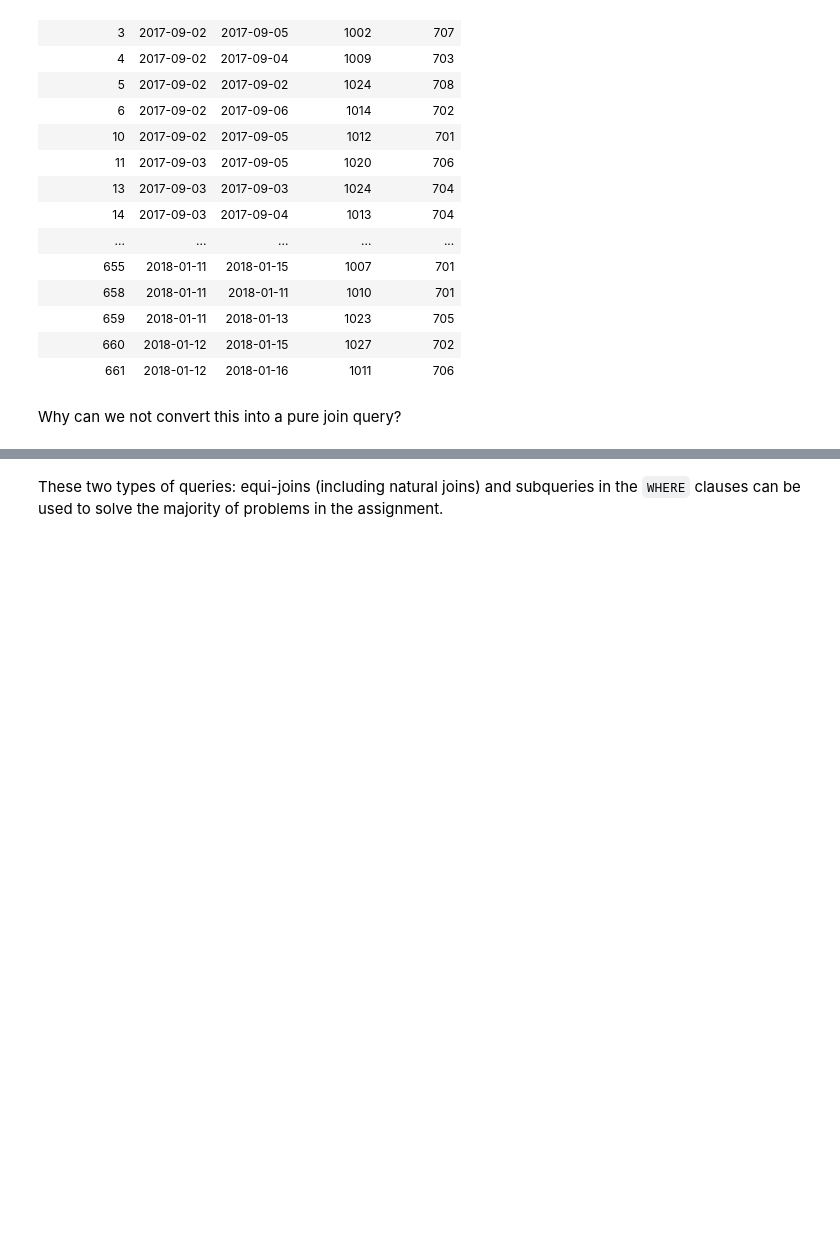
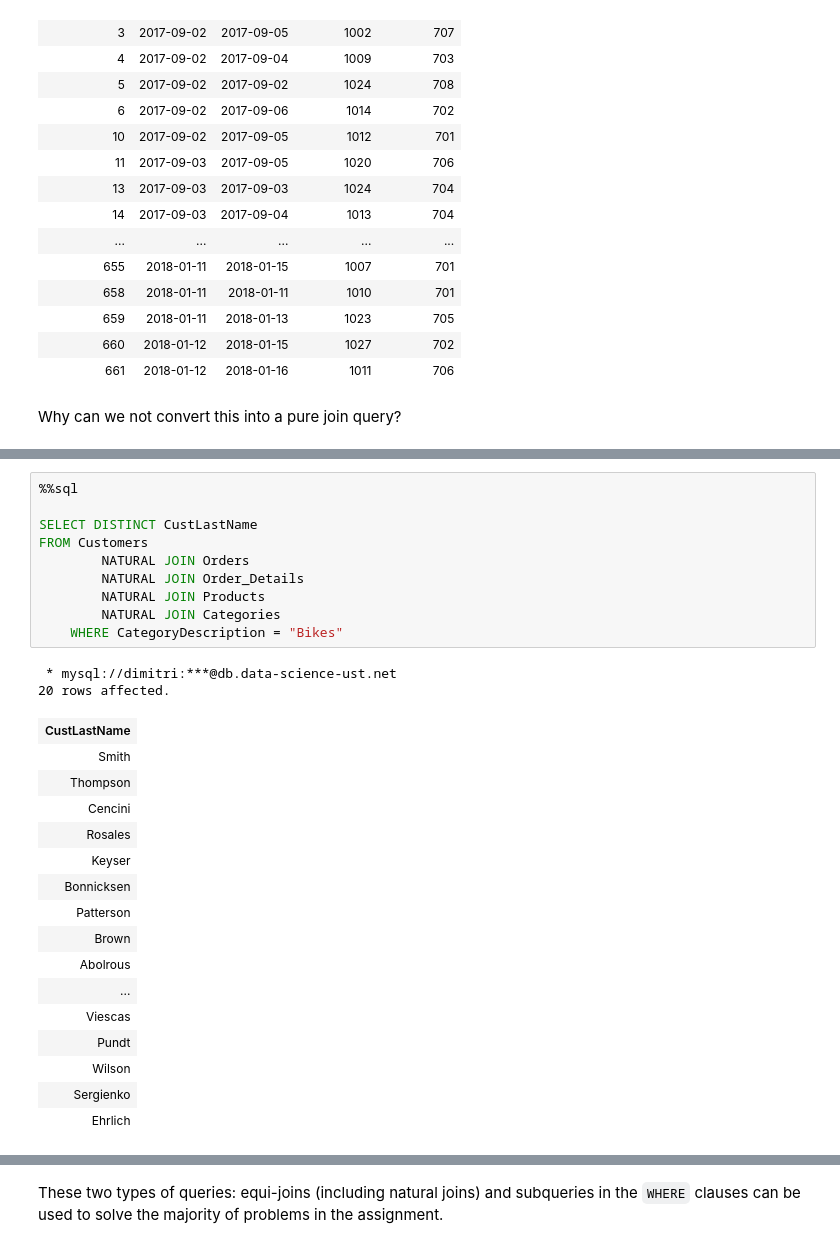
Before and after one commit to dimitri-yatsenko/Database-Systems-for-Data-Science, a Jupyter notebook: notebooks/Assign-06.ipynb, the cells around one changed output, grey strips where cells are left out. Drawn from its saved outputs; the diff is of its cells as text; blank space fills up the shorter version.

```diff
--- a/notebooks/Assign-06.ipynb
+++ b/notebooks/Assign-06.ipynb
@@ -247,0 +305,29 @@ WHERE CustomerID in (
+# %%
+%%sql
+
+SELECT DISTINCT CustLastName
+FROM Customers
+        NATURAL JOIN Orders
+        NATURAL JOIN Order_Details
+        NATURAL JOIN Products
+        NATURAL JOIN Categories
+    WHERE CategoryDescription = "Bikes"
+# %% [output]
+ * mysql://dimitri:***@db.data-science-ust.net
+20 rows affected.
+| CustLastName |
+| Smith |
+| Thompson |
+| Cencini |
+| Rosales |
+| Keyser |
+| Bonnicksen |
+| Patterson |
+| Brown |
+| Abolrous |
+| ... |
+| Viescas |
+| Pundt |
+| Wilson |
+| Sergienko |
+| Ehrlich |
```
Also changed, not shown: parts of 15 cells of this notebook, 1 other file.
